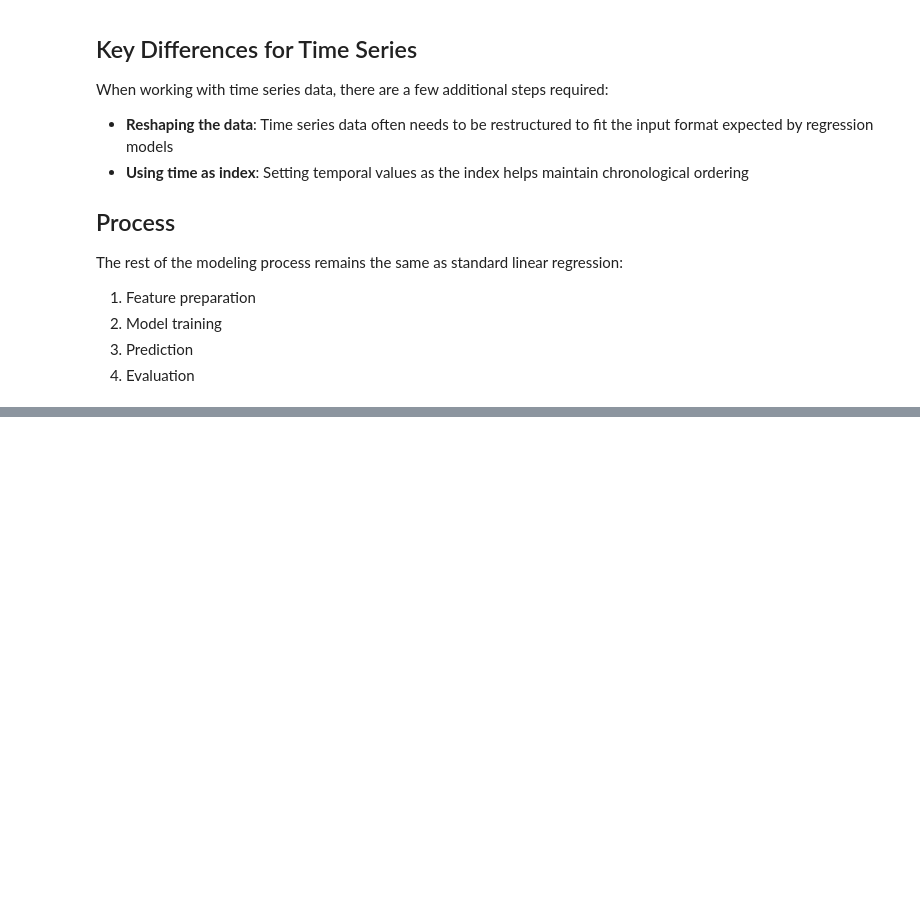
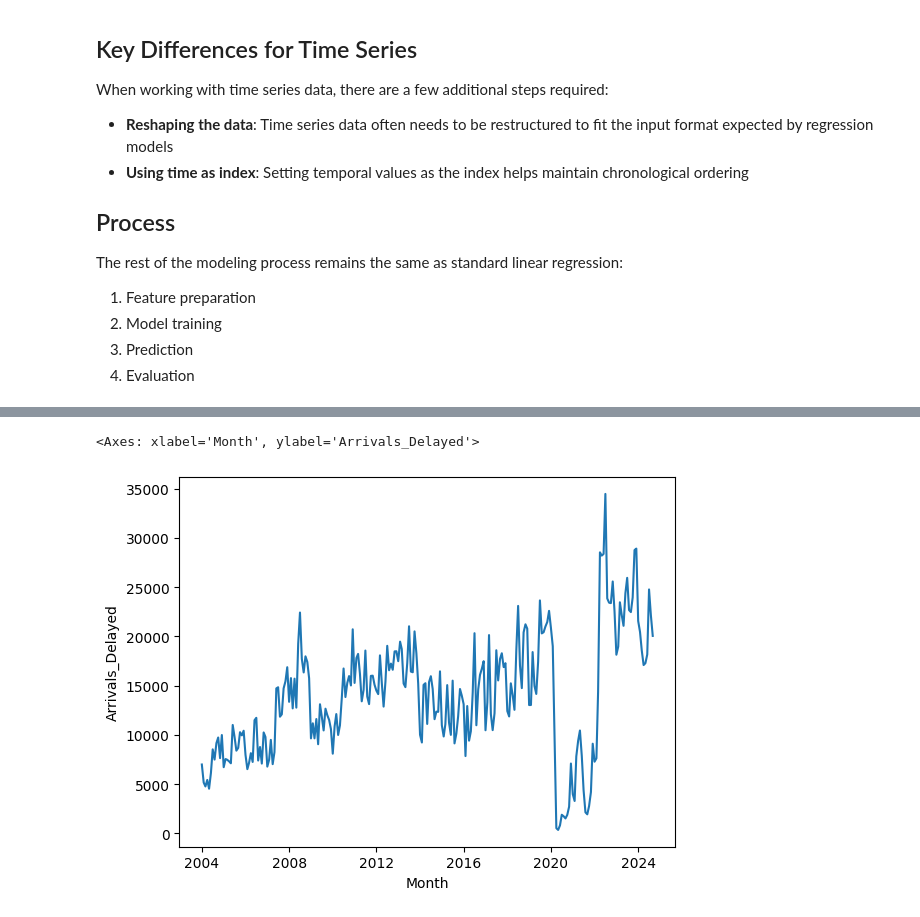
Before and after one commit to Talhamuhammadali/ML-projects, a Jupyter notebook: Linear Regression/time-series-flights/flight_prediciton.ipynb, the cells around one changed output, grey strips where cells are left out. Saved outputs shown, nothing was run; the diff lists cells and outputs as text; code cells hidden in the pictures; blank space fills up the shorter version.

Commit message:
[feat] flight delay linear regresion time series

```diff
--- a/Linear Regression/time-series-flights/flight_prediciton.ipynb
+++ b/Linear Regression/time-series-flights/flight_prediciton.ipynb
@@ -53,0 +60,15 @@ Data columns (total 14 columns):
+# %%
+# convert the Month column to datetime
+df["Month"] = pd.to_datetime(df["Month"], format="%b-%y")
+print(df["Month"].head())
+# Filter the data
+
+df_all_airlines = df[df["Airline"] == "All Airlines"]
+
+
+# Group by month and aggregate with the sum.
+# Keep columns "Cancellations", "Arrivals_Delayed", and "Sectors_Scheduled".
+df_per_month = df_all_airlines.groupby("Month")[[
+    "Cancellations", "Arrivals_Delayed", "Sectors_Scheduled"]].sum()
+
+df_per_month.head()
@@ -53,0 +89,5 @@ Data columns (total 14 columns):
+# %%
+sns.lineplot(df_per_month["Arrivals_Delayed"])
+# %% [output]
+<Axes: xlabel='Month', ylabel='Arrivals_Delayed'>
+[figure, added]
```
Also changed, not shown: parts of 18 cells of this notebook, 1 other file.
